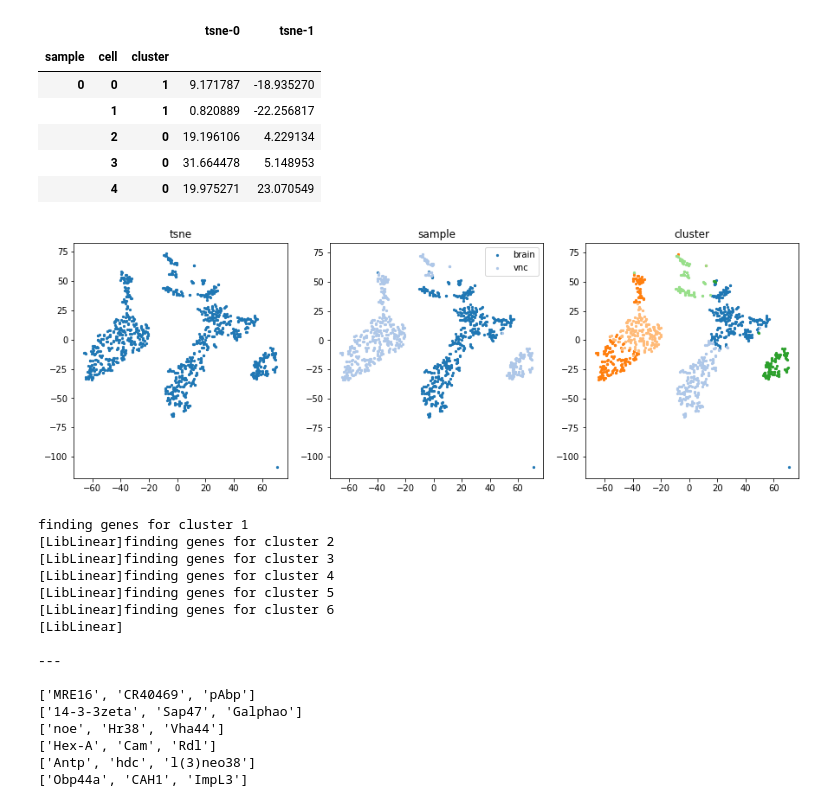
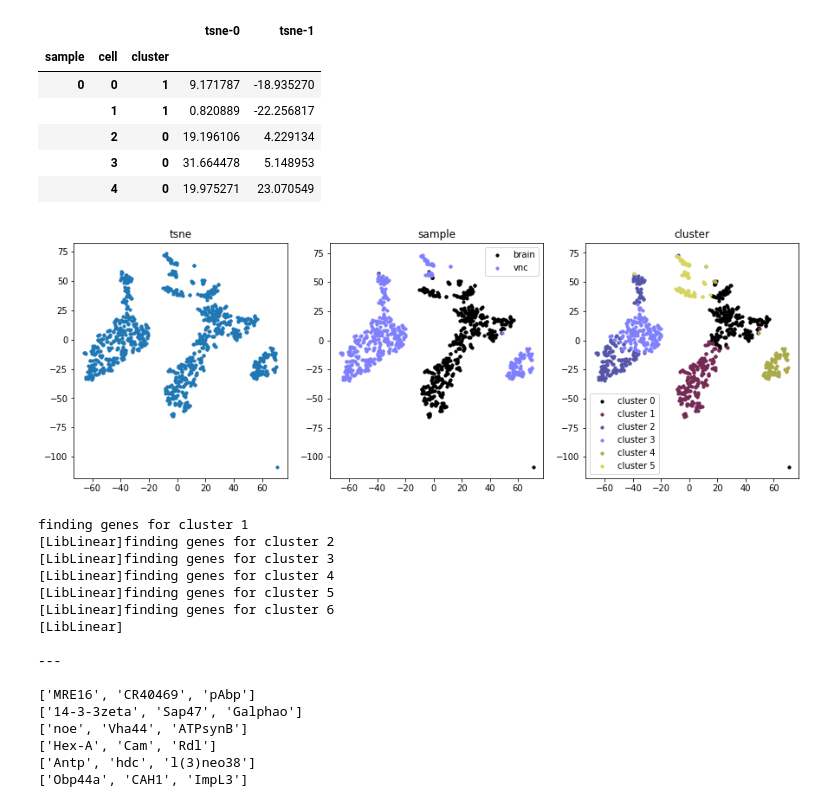
Before and after one commit to jwittenbach/polyseq, a Jupyter notebook: examples/demo.ipynb, the cells around one changed output. Cells and saved outputs as stored; diff of their text form; code cells hidden in the pictures.

Commit message:
updates to coloring for scatter plots

```diff
--- a/examples/demo.ipynb
+++ b/examples/demo.ipynb
@@ -61,7 +61,7 @@ stats
 # %%
 normed = dropped.log_normalize()
 total = normed.sum(axis=1)
-regressed = pseq.regress(normed, total[:, np.newaxis])
+regressed = pseq.regress(normed, total)
 regressed.head()
 # %% [output]
 |  |  | Nep3 | CG33217 | Vps11 | RpL10 | G9a | cin | CG3777 | CG12470 | y | ac | ... |
@@ -133,22 +133,23 @@ tsne.head()
 # %%
 plt.figure(figsize=(15, 5))
 
 plt.subplot(1, 3, 1)
-pseq.viz.scatter(tsne, s=5, cmap="tab20")
+pseq.viz.scatter(tsne, s=10)
 plt.title('tsne')
 
 plt.subplot(1, 3, 2)
-pseq.viz.scatter(tsne, color_by="sample", s=5, cmap="tab20")
+pseq.viz.scatter(tsne, color_by="sample", s=10)
 plt.title('sample')
 plt.legend(["brain", "vnc"], scatterpoints=1)
 
 plt.subplot(1, 3, 3)
-pseq.viz.scatter(tsne, color_by="cluster", s=5, cmap="tab20")
+pseq.viz.scatter(tsne, color_by="cluster", s=10)
 plt.title('cluster')
+plt.legend()
 
 plt.show()
 # %% [output]
-[figure, old version]
+[figure, new version]
 # %%
 top_genes = pseq.upregulated(normed, n=3)
 
@@ -168,7 +169,7 @@ finding genes for cluster 1
 
 ['MRE16', 'CR40469', 'pAbp']
 ['14-3-3zeta', 'Sap47', 'Galphao']
-['noe', 'Hr38', 'Vha44']
+['noe', 'Vha44', 'ATPsynB']
 ['Hex-A', 'Cam', 'Rdl']
 ['Antp', 'hdc', 'l(3)neo38']
 ['Obp44a', 'CAH1', 'ImpL3']
```
Also changed, not shown: parts of 3 cells of this notebook, 1 other file.
